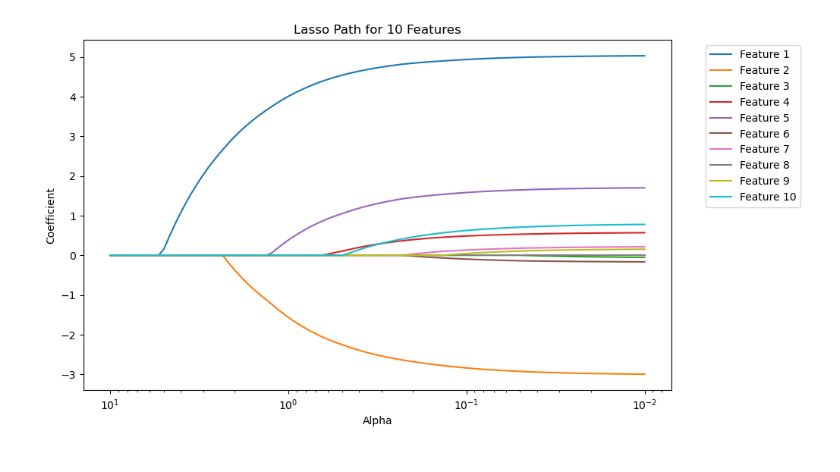
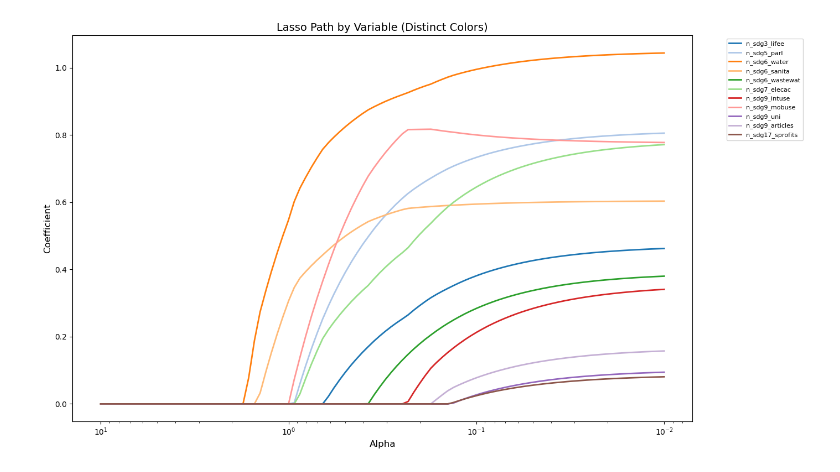
Before and after one commit to gqh814/FN, a Jupyter notebook: code/lasso.ipynb, the cells around one changed output. Cells and saved outputs as stored; diff of their text form; code cells hidden in the pictures.

Commit message:
lasso and FE

```diff
--- a/code/lasso.ipynb
+++ b/code/lasso.ipynb
@@ -0,0 +62,14 @@
+# %%
+# clean df_growth
+
+# Separate country column
+countries = df_growth["Country"]
+temp = df_growth.drop(columns=["Country"]).copy()
+temp = temp.dropna(axis=1, how='any')
+temp = temp.loc[:, (temp != 0).any(axis=0)]
+
+# Add back Country column matching remaining rows
+df_growth_clean = pd.concat([countries.loc[X.index], X], axis=1)
+
+print(df_growth_clean.shape)
+df_growth_clean
@@ -1,35 +142,36 @@
 # %%
-import pandas as pd
+import matplotlib.pyplot as plt
 import numpy as np
-import matplotlib.pyplot as plt
 from sklearn.linear_model import lasso_path
-import pandas as pd
+from matplotlib.cm import get_cmap
 
-# define X and y
-df = pd.read_csv('data.csv')  # replace 'data.csv' with your actual data file
-y =
-X =
-
-# generate synthetic data
-# np.random.seed(0)
-# n_samples, n_features = 100, 10
-# X = np.random.randn(n_samples, n_features)  # 10 features
-# true_coefs = np.array([5, -3, 0, 0, 2, 0, 0, 0, 0, 1])  # some true coefficients
-# y = X @ true_coefs + np.random.randn(n_samples) * 2     # target with noise
+y = df_growth_clean.sdgi_s.copy()
+X = df_growth_clean.drop(columns=["Country", "sdgi_s"]).copy()
+scaler = StandardScaler()
+X_scaled = scaler.fit_transform(X)
 
 # Compute Lasso path
-alphas, coefs, _ = lasso_path(X, y, alphas=np.logspace(-2, 1, 100))
+alphas, coefs, _ = lasso_path(X_scaled, y, alphas=np.logspace(-2, 1, 100))
 
-# Plot the Lasso path
-plt.figure(figsize=(10,6))
-for i in range(X.shape[1]):
-    plt.plot(alphas, coefs[i], label=f'Feature {i+1}')
-plt.xlabel('Alpha')
-plt.ylabel('Coefficient')
-plt.title('Lasso Path')
-plt.xscale('log')
+# Choose a colormap with enough distinct colors
+n_features = X.shape[1]
+cmap = get_cmap('tab20')  # qualitative colormap with 20 distinct colors
+colors = [cmap(i % 20) for i in range(n_features)]  # cycle if >20
+
+# Plot Lasso path with unique colors and labels
+plt.figure(figsize=(14, 8))
+for i, col in enumerate(X.columns):
+    plt.plot(alphas, coefs[i], label=col, color=colors[i], linewidth=2)
+
+plt.xlabel("Alpha", fontsize=12)
+plt.ylabel("Coefficient", fontsize=12)
+plt.title("Lasso Path by Variable (Distinct Colors)", fontsize=14)
+plt.xscale("log")
 plt.gca().invert_xaxis()  # High alphas on the left
-plt.legend(bbox_to_anchor=(1.05, 1), loc='upper left')
+
+# Make the legend scrollable if too many features
+plt.legend(bbox_to_anchor=(1.05, 1), loc="upper left", fontsize=8)
+plt.tight_layout()
 plt.show()
 # %% [output]
-[figure, old version]
+[figure, new version]
```
Also changed, not shown: parts of 7 cells of this notebook, 2 other files.
